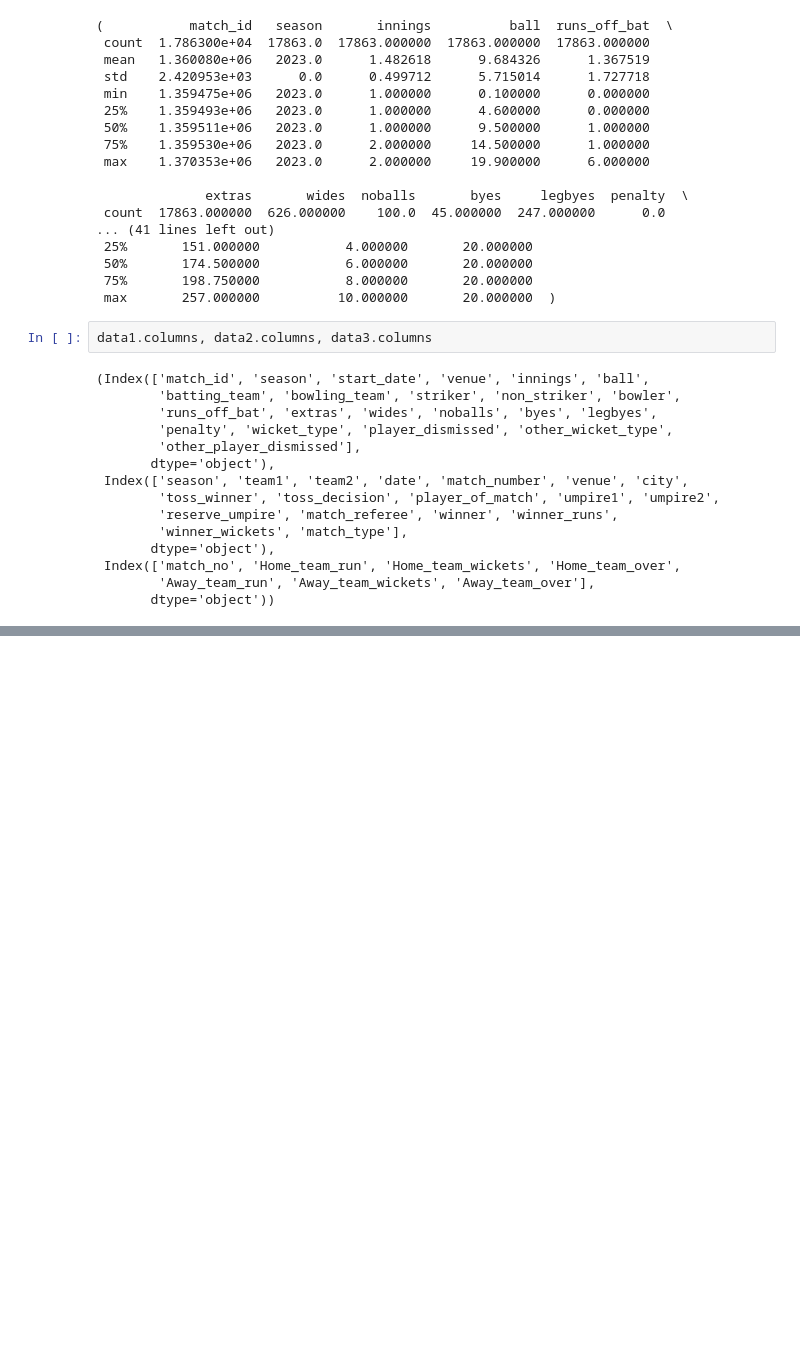
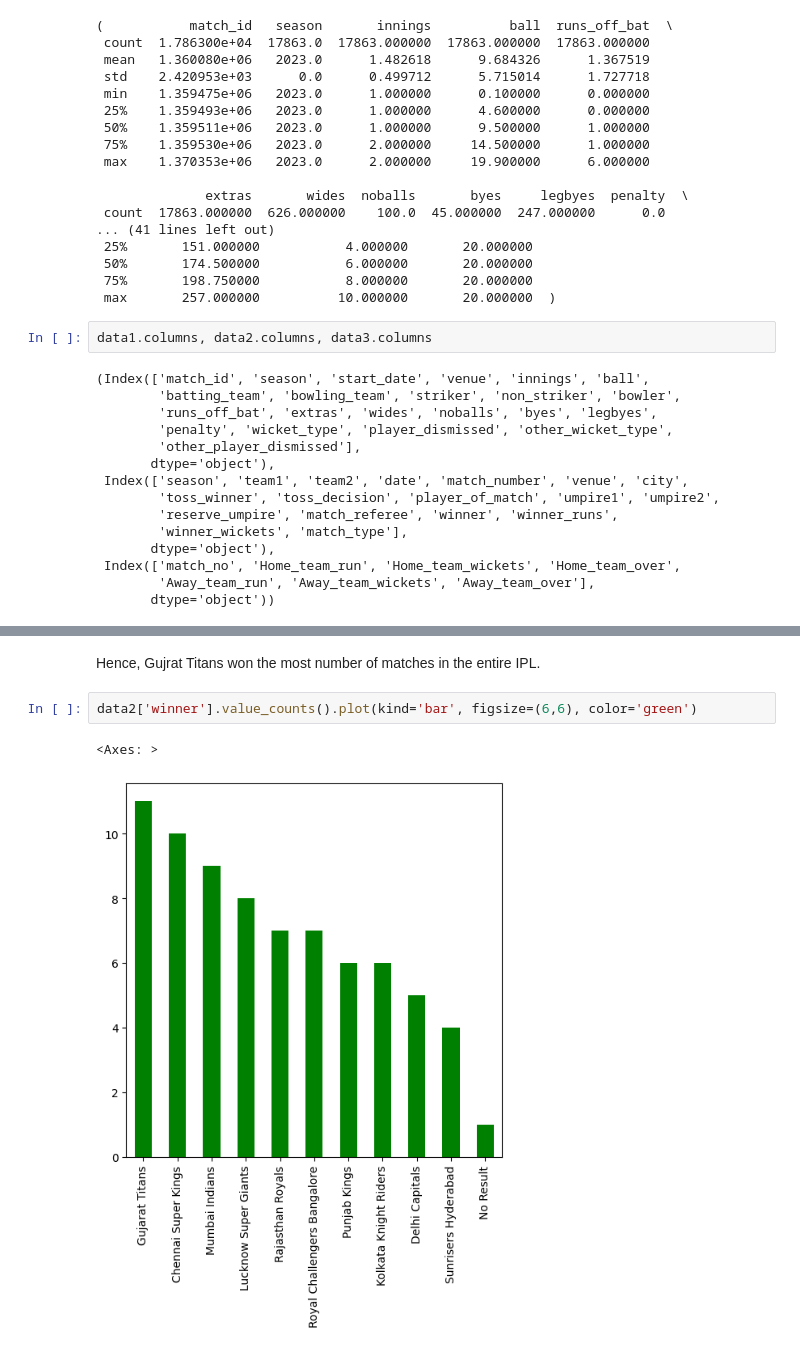
Before and after one commit to Rounak396/ipl_score_prediction_and_analysis, a Jupyter notebook: 2. 2023 IPL Data Analysis/1.ipl_2023_ball_by_ball_analysis.ipynb, the cells around one changed output, grey strips where cells are left out. Saved outputs shown, nothing was run; the diff lists cells and outputs as text; blank space fills up the shorter version.

```diff
--- a/2. 2023 IPL Data Analysis/1.ipl_2023_ball_by_ball_analysis.ipynb
+++ b/2. 2023 IPL Data Analysis/1.ipl_2023_ball_by_ball_analysis.ipynb
@@ -155,0 +253,7 @@ data1.columns, data2.columns, data3.columns
+# %% [markdown]
+Hence, Gujrat Titans won the most number of matches in the entire IPL.
+# %%
+data2['winner'].value_counts().plot(kind='bar', figsize=(6,6), color='green')
+# %% [output]
+<Axes: >
+[figure, added]
```
Also changed, not shown: parts of 17 cells of this notebook.
